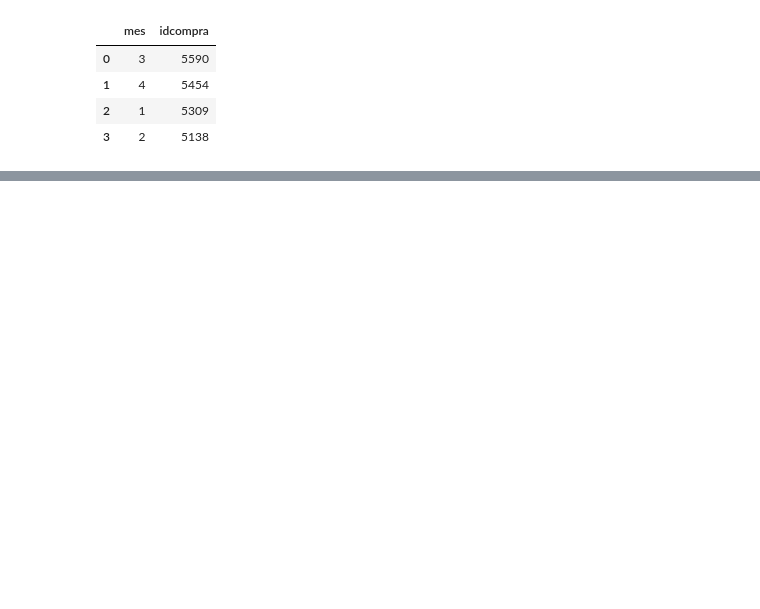
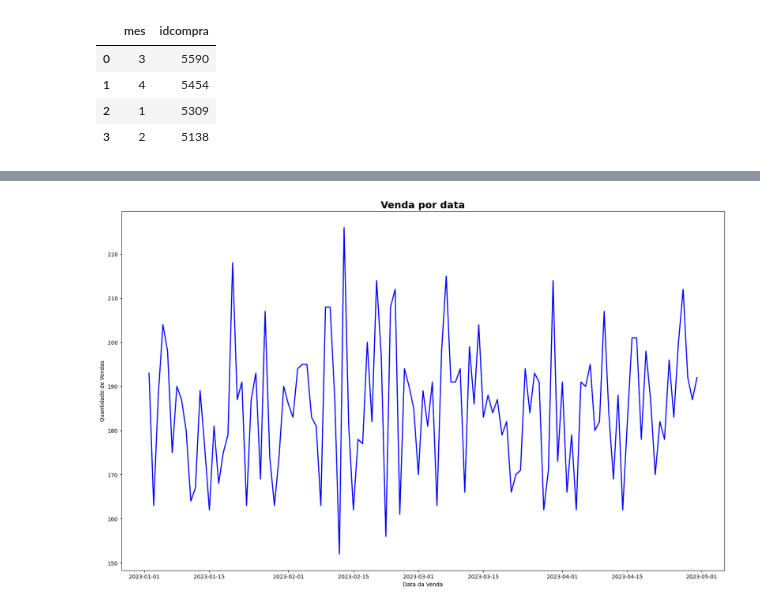
Before and after one commit to mariric/case-2-varejo, a Jupyter notebook: Case_2_Varejo.ipynb, the cells around one changed output, grey strips where cells are left out. Cells and saved outputs as stored; diff of their text form; code cells hidden in the pictures; blank space fills up the shorter version.

```diff
--- a/Case_2_Varejo.ipynb
+++ b/Case_2_Varejo.ipynb
@@ -364,0 +481,5 @@ vendas_certo.groupby("mes").idcompra.nunique().sort_values(ascending=False).rese
+# %%
+# representação de mudança de valores ao longo do tempo
+
+venda_por_data = vendas_certo.groupby("Data").idcompra.nunique().reset_index()
+venda_por_data
@@ -364,0 +500,13 @@ vendas_certo.groupby("mes").idcompra.nunique().sort_values(ascending=False).rese
+# %%
+fig = plt.figure(figsize=(20,12))
+
+plt.xlabel("Data da Venda")
+plt.ylabel("Quantidade de Vendas")
+x = venda_por_data["Data"]
+y = venda_por_data["idcompra"]
+
+plt.plot(x, y, color="blue", linewidth=2)
+plt.title("Venda por data", loc="center", fontsize=18, fontweight="bold", color="black")
+plt.show()
+# %% [output]
+[figure, added]
```
Also changed, not shown: parts of 20 cells of this notebook.
